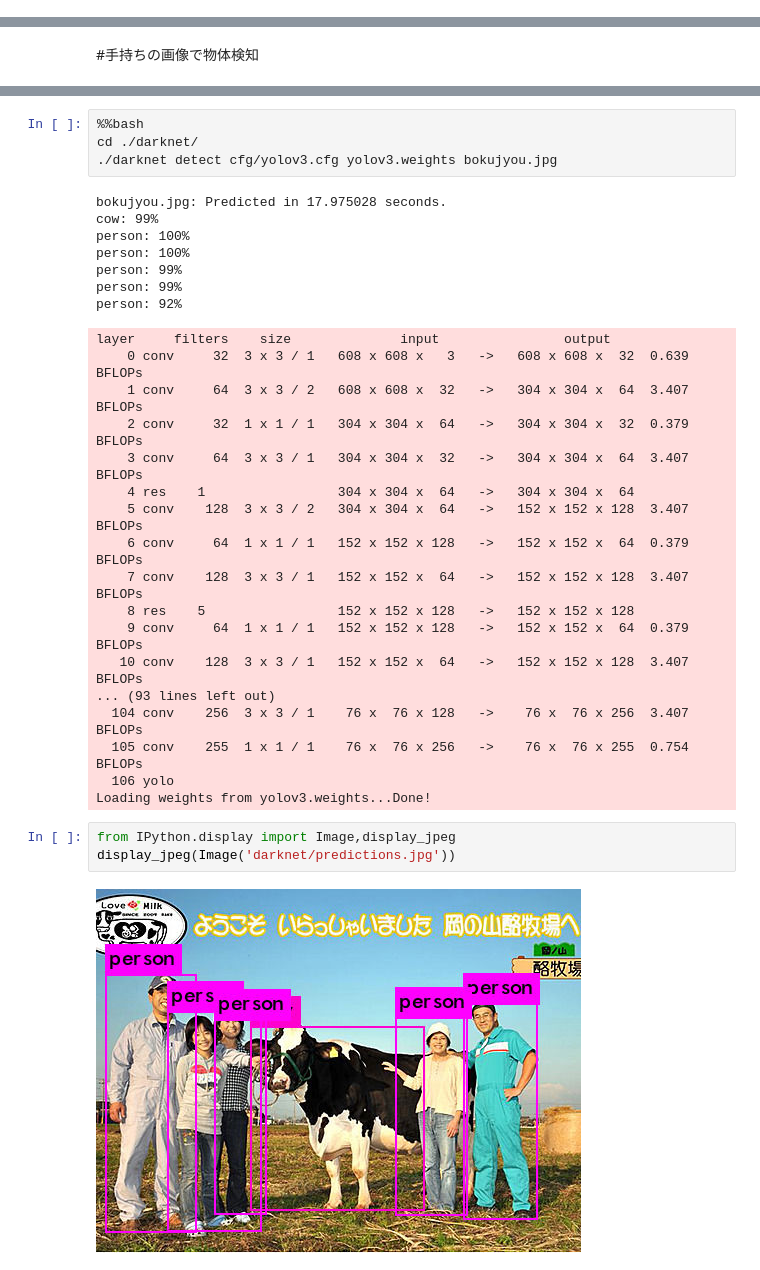
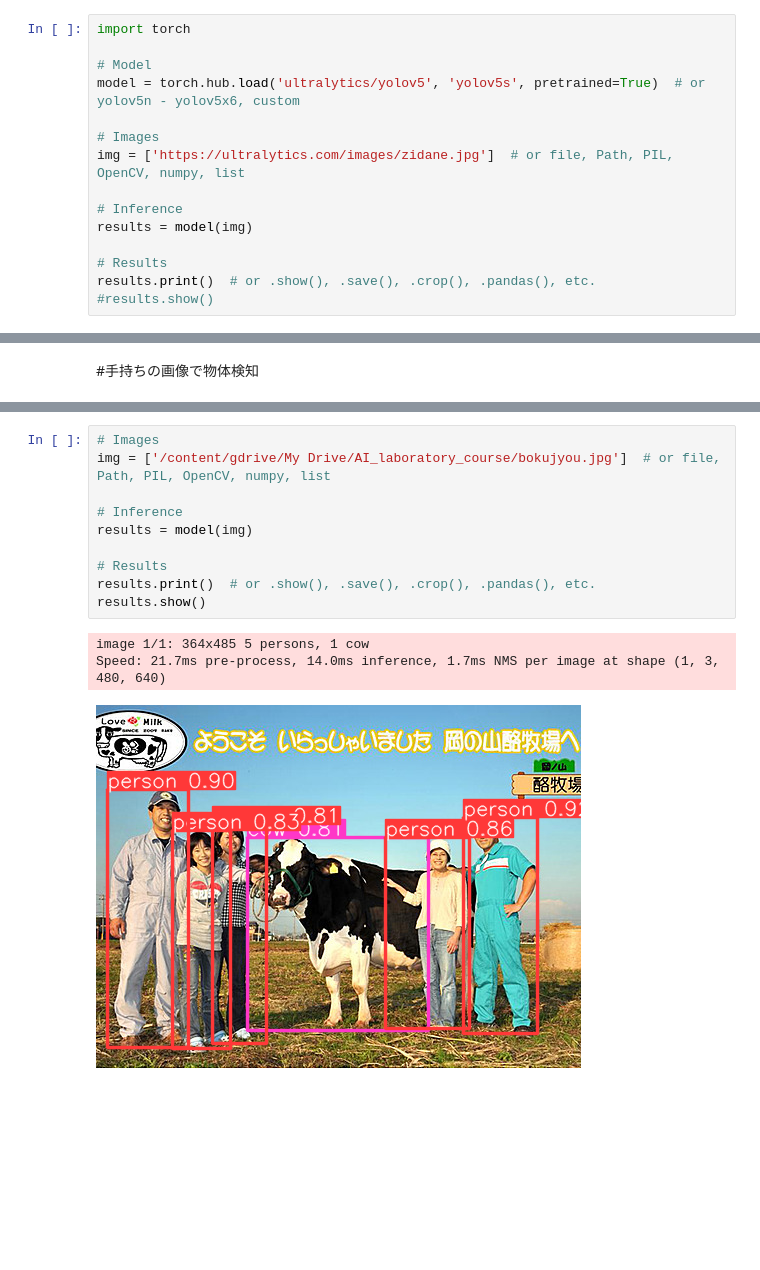
Before and after one commit to ykitaguchi77/Laboratory_course, a Jupyter notebook: 12. YOLOを用いた物体検知.ipynb, the cells around one changed output, grey strips where cells are left out. Drawn from its saved outputs; the diff is of its cells as text; blank space fills up the shorter version.

```diff
--- a/12. YOLOを用いた物体検知.ipynb
+++ b/12. YOLOを用いた物体検知.ipynb
@@ -25,0 +6,15 @@ display_jpeg(Image('darknet/predictions.jpg'))
+# %%
+import torch
+
+# Model
+model = torch.hub.load('ultralytics/yolov5', 'yolov5s', pretrained=True)  # or yolov5n - yolov5x6, custom
+
+# Images
+img = ['https://ultralytics.com/images/zidane.jpg']  # or file, Path, PIL, OpenCV, numpy, list
+
+# Inference
+results = model(img)
+
+# Results
+results.print()  # or .show(), .save(), .crop(), .pandas(), etc.
+#results.show()
@@ -45,34 +65,14 @@ cp gdrive/My\ Drive/AI_laboratory_course/bokujyou.jpg darknet/
-# %%
-%%bash
-cd ./darknet/
-./darknet detect cfg/yolov3.cfg yolov3.weights bokujyou.jpg
-# %% [output]
-bokujyou.jpg: Predicted in 17.975028 seconds.
-cow: 99%
-person: 100%
-person: 100%
-person: 99%
-person: 99%
-person: 92%
-layer     filters    size              input                output
-    0 conv     32  3 x 3 / 1   608 x 608 x   3   ->   608 x 608 x  32  0.639 BFLOPs
-    1 conv     64  3 x 3 / 2   608 x 608 x  32   ->   304 x 304 x  64  3.407 BFLOPs
-    2 conv     32  1 x 1 / 1   304 x 304 x  64   ->   304 x 304 x  32  0.379 BFLOPs
-    3 conv     64  3 x 3 / 1   304 x 304 x  32   ->   304 x 304 x  64  3.407 BFLOPs
-    4 res    1                 304 x 304 x  64   ->   304 x 304 x  64
-    5 conv    128  3 x 3 / 2   304 x 304 x  64   ->   152 x 152 x 128  3.407 BFLOPs
-    6 conv     64  1 x 1 / 1   152 x 152 x 128   ->   152 x 152 x  64  0.379 BFLOPs
-    7 conv    128  3 x 3 / 1   152 x 152 x  64   ->   152 x 152 x 128  3.407 BFLOPs
-    8 res    5                 152 x 152 x 128   ->   152 x 152 x 128
-    9 conv     64  1 x 1 / 1   152 x 152 x 128   ->   152 x 152 x  64  0.379 BFLOPs
-   10 conv    128  3 x 3 / 1   152 x 152 x  64   ->   152 x 152 x 128  3.407 BFLOPs
-... (93 lines left out)
-  104 conv    256  3 x 3 / 1    76 x  76 x 128   ->    76 x  76 x 256  3.407 BFLOPs
-  105 conv    255  1 x 1 / 1    76 x  76 x 256   ->    76 x  76 x 255  0.754 BFLOPs
-  106 yolo
-Loading weights from yolov3.weights...Done!
-# %%
-from IPython.display import Image,display_jpeg
-display_jpeg(Image('darknet/predictions.jpg'))
-# %% [output]
-[figure, removed]
+# %%
+# Images
+img = ['/content/gdrive/My Drive/AI_laboratory_course/bokujyou.jpg']  # or file, Path, PIL, OpenCV, numpy, list
+
+# Inference
+results = model(img)
+
+# Results
+results.print()  # or .show(), .save(), .crop(), .pandas(), etc.
+results.show()
+# %% [output]
+image 1/1: 364x485 5 persons, 1 cow
+Speed: 21.7ms pre-process, 14.0ms inference, 1.7ms NMS per image at shape (1, 3, 480, 640)
+[figure, added]
```
Also changed, not shown: parts of 18 cells of this notebook.
